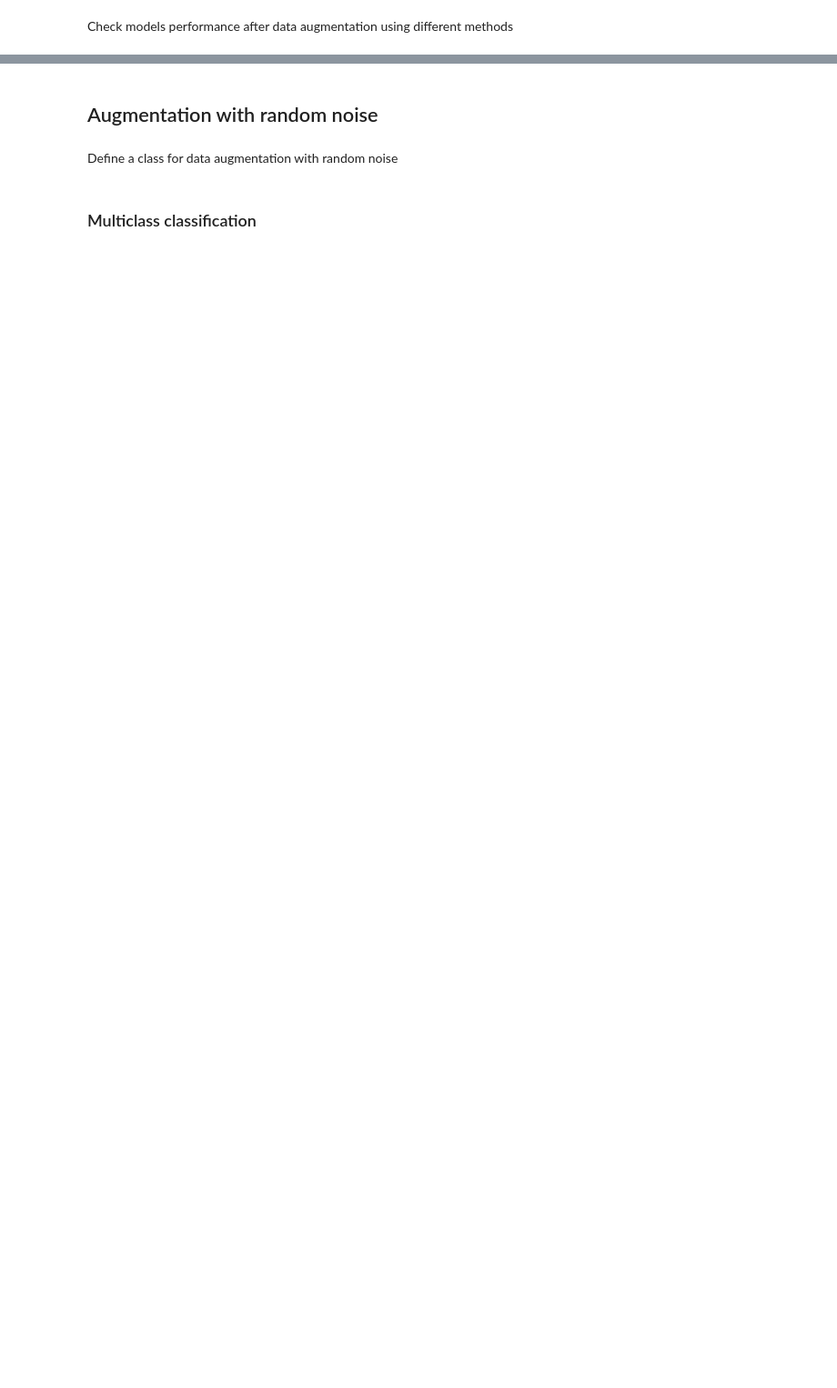
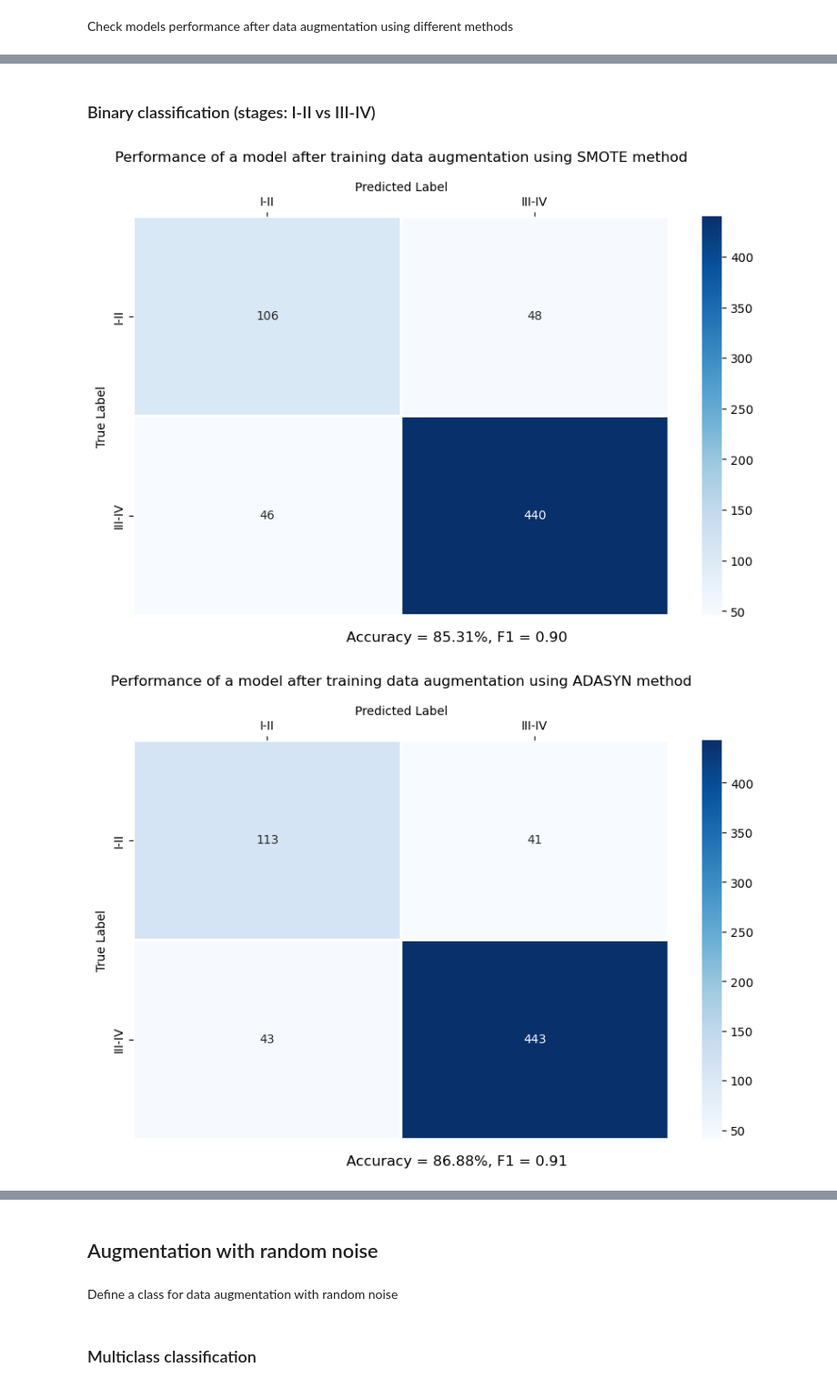
Before and after one commit to CyperStone/cancer-stage-prediction, a Jupyter notebook: notebooks/data_augmentation.ipynb, the cells around one changed output, grey strips where cells are left out. Shown at 91% size. Saved outputs shown, nothing was run; the diff lists cells and outputs as text; code cells hidden in the pictures; blank space fills up the shorter version.

```diff
--- a/notebooks/data_augmentation.ipynb
+++ b/notebooks/data_augmentation.ipynb
@@ -348,0 +394,2 @@ for over_sampler in over_samplers:
+# %% [markdown]
+### Binary classification (stages: I-II vs III-IV)
@@ -348,0 +405,48 @@ for over_sampler in over_samplers:
+# %%
+over_samplers = (
+    SMOTE(random_state=random_state),
+    ADASYN(random_state=random_state),
+    BorderlineSMOTE(random_state=random_state),
+    SVMSMOTE(random_state=random_state),
+    SMOTETomek(random_state=random_state),
+)
+
+for over_sampler in over_samplers:
+    objective_func = partial(
+        objective,
+        X_train=X_train_reduced_binary_2,
+        stratification_groups=stratification_groups_binary_2,
+        xgb_config=xgb_config,
+        scoring=scoring_func,
+        over_sampler=over_sampler
+    )
+    study = optuna.create_study(direction='maximize')
+    study.optimize(objective_func, n_trials=50)
+
+    best_params = {**study.best_params, **xgb_config}
+    best_xgb = XGBClassifier(**best_params)
+
+    y_pred = stratified_cross_val_predict(
+        estimator=best_xgb,
+        df=X_train_reduced_binary_2,
+        stratification_groups=stratification_groups_binary_2,
+        label_col='Stage',
+        over_sampler=over_sampler,
+        n_splits=10
+    )
+    y_true = list(X_train_reduced_binary_2['Stage'].values)
+    labels = list(labels_encoding_binary_2.keys())
+
+    accuracy = accuracy_score(y_true, y_pred.astype(int))
+    f1 = f1_score(y_true, y_pred.astype(int))
+    cm = confusion_matrix(y_true, y_pred.astype(int))
+
+    over_sampler_name = over_sampler.__class__.__name__
+    title = f'Performance of a model after training data augmentation using {over_sampler_name} method'
+    scores_subtitle = f'Accuracy = {accuracy*100:.2f}%, F1 = {f1:.2f}'
+
+    filename = f'{over_sampler_name}.png'
+    plot_confusion_matrix(cm, labels, title, scores_subtitle, output_path=os.path.join(output_dir_binary_2, filename))
+# %% [output]
+[figure, added]
+[figure, added]
```
Also changed, not shown: parts of 30 cells of this notebook.
